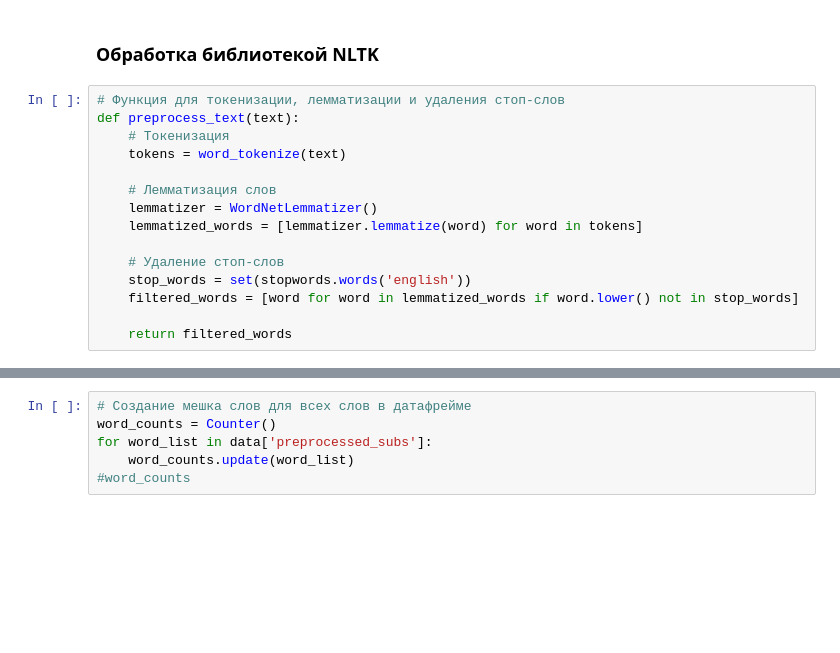
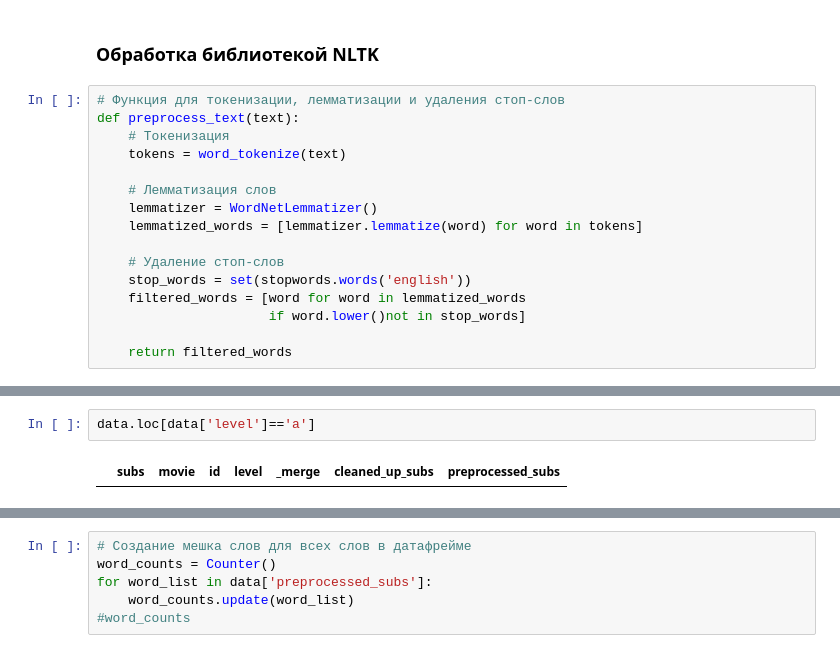
Before and after one commit to AV-BOLT/Masterskaya_2, a Jupyter notebook: Notebooks/determine_langlevel_by_subs.ipynb, the cells around one changed output, grey strips where cells are left out. Drawn from its saved outputs; the diff is of its cells as text; blank space fills up the shorter version.

```diff
--- a/Notebooks/determine_langlevel_by_subs.ipynb
+++ b/Notebooks/determine_langlevel_by_subs.ipynb
@@ -427,7 +435,8 @@ def preprocess_text(text):
 
     # Удаление стоп-слов
     stop_words = set(stopwords.words('english'))
-    filtered_words = [word for word in lemmatized_words if word.lower() not in stop_words]
+    filtered_words = [word for word in lemmatized_words
+                      if word.lower()not in stop_words]
 
     return filtered_words
 # %%
@@ -443,0 +498,4 @@ Name: preprocessed_subs, dtype: object
+# %%
+data.loc[data['level']=='a']
+# %% [output]
+|  | subs | movie | id | level | _merge | cleaned_up_subs | preprocessed_subs |
```
Also changed, not shown: parts of 26 cells of this notebook.
